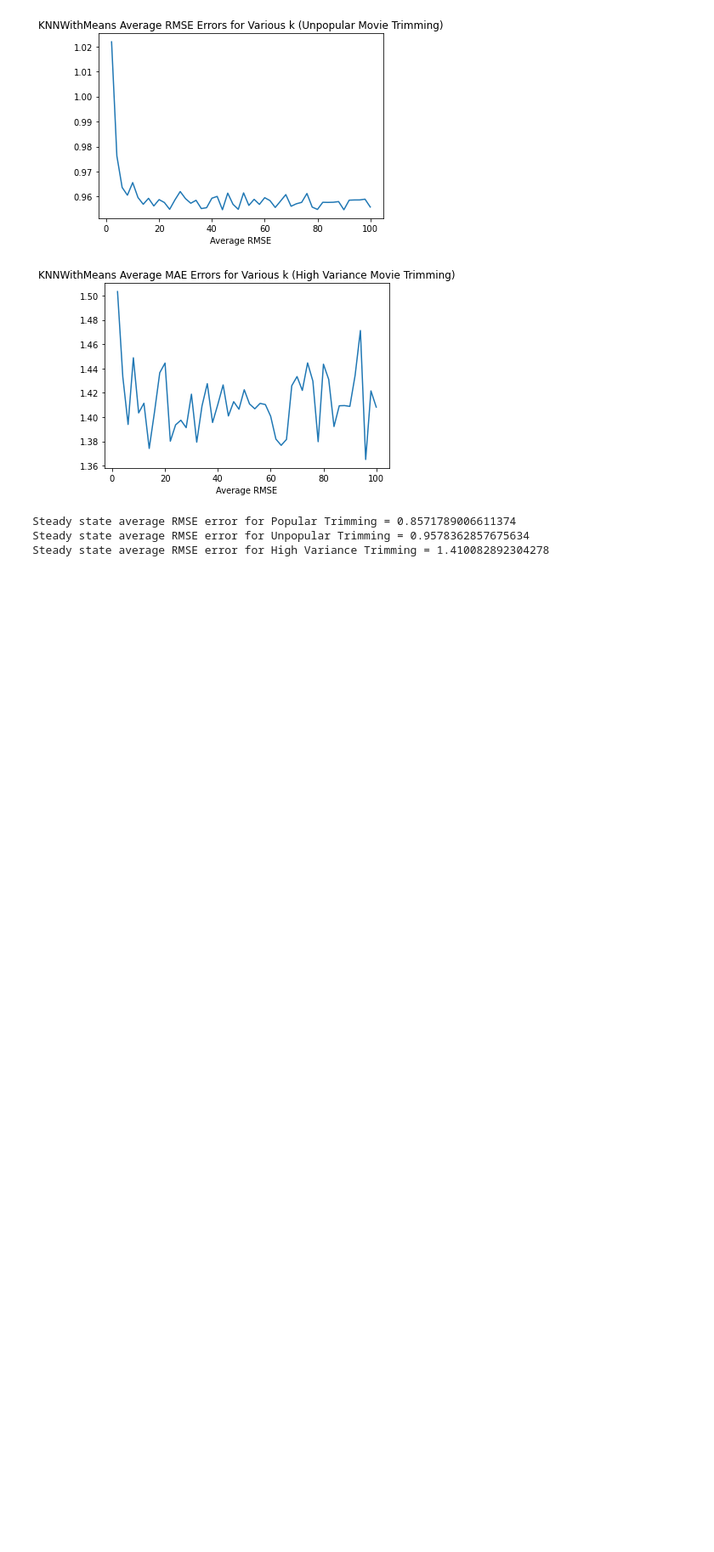
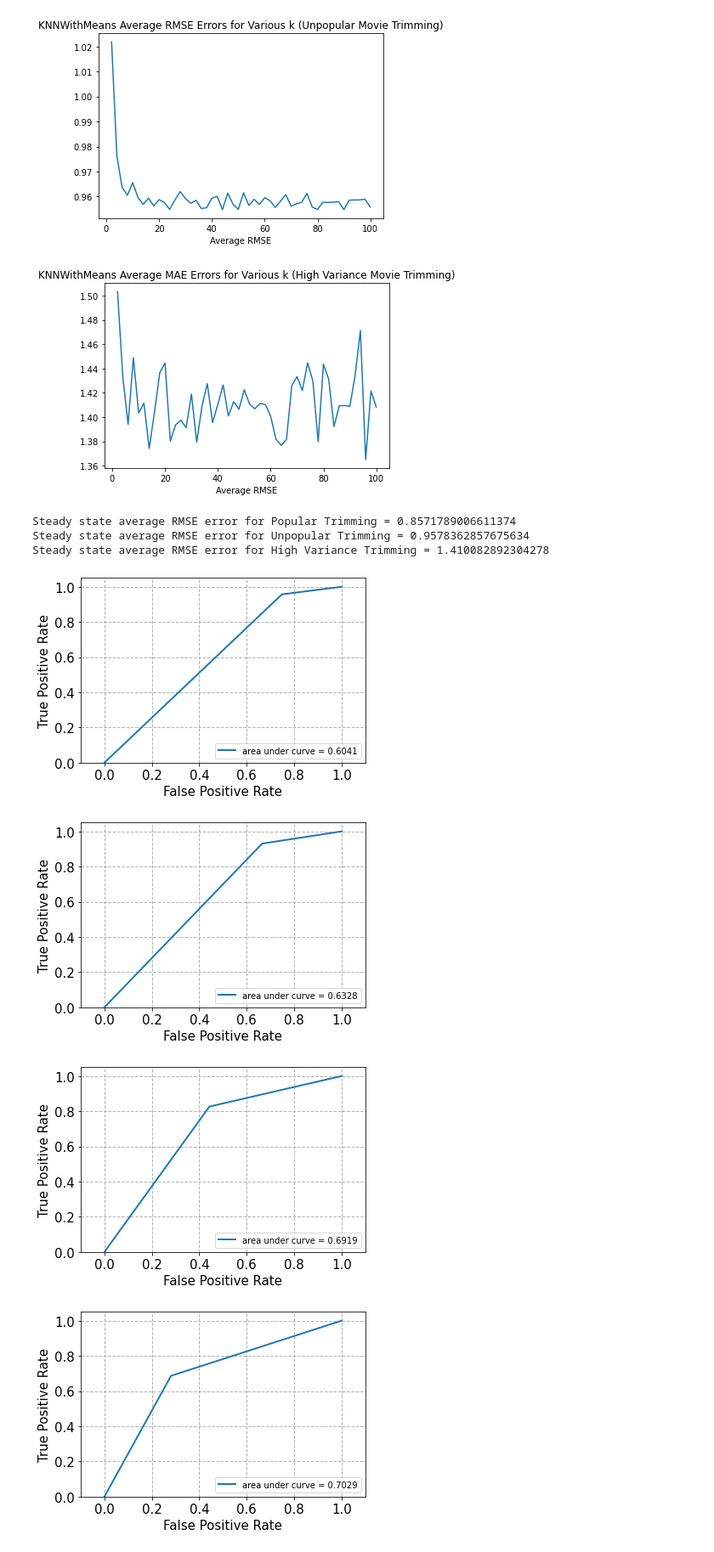
Before and after one commit to ztucker4/ECE219_Winter2021, a Jupyter notebook: Project_3/Project_3.ipynb, the cells around one changed output. Shown at 85% size. Saved outputs shown, nothing was run; the diff lists cells and outputs as text; code cells hidden in the pictures; blank space fills up the shorter version.

```diff
--- a/Project_3/Project_3.ipynb
+++ b/Project_3/Project_3.ipynb
@@ -348,3 +348,69 @@ print("Steady state average RMSE error for High Variance Trimming = {}".format(n
 Steady state average RMSE error for Popular Trimming = 0.8571789006611374
 Steady state average RMSE error for Unpopular Trimming = 0.9578362857675634
 Steady state average RMSE error for High Variance Trimming = 1.410082892304278
+# %%
+#Q15
+from surprise.model_selection import train_test_split
+from sklearn import metrics
+
+def plot_roc(fpr, tpr):
+    #helper function taken from discussion notebook
+    fig, ax = plt.subplots()
+
+    roc_auc = metrics.auc(fpr,tpr)
+
+    ax.plot(fpr, tpr, lw=2, label= 'area under curve = %0.4f' % roc_auc)
+
+    ax.grid(color='0.7', linestyle='--', linewidth=1)
+
+    ax.set_xlim([-0.1, 1.1])
+    ax.set_ylim([0.0, 1.05])
+    ax.set_xlabel('False Positive Rate',fontsize=15)
+    ax.set_ylabel('True Positive Rate',fontsize=15)
+
+    ax.legend(loc="lower right")
+
+    for label in ax.get_xticklabels()+ax.get_yticklabels():
+        label.set_fontsize(15)
+
+threshold_values = [2.5,3,3.5,4]
+
+for i in threshold_values:
+    #Thresholding before AND after KNN?
+    ratings_df_pd = pandas.read_csv('ratings.csv')
+    ratings_df_sup = ratings_df_pd.drop(labels='timestamp', axis=1)
+    ratings_df_sup['rating']=ratings_df_sup['rating'].mask(ratings_df_sup['rating'] < i,0) #question: < or <= ?
+    ratings_df_sup['rating']=ratings_df_sup['rating'].mask(ratings_df_sup['rating'] >= i,1) #ditto
+
+
+    reader_th = Reader(rating_scale=(0,1))
+    ratings_th = Dataset.load_from_df(ratings_df_sup, reader_th)
+
+    trainset, testset = train_test_split(ratings_th, test_size=.1)
+
+    curr_knn = KNNWithMeans(k=24, sim_options=sim_options, verbose=False)
+    curr_knn.fit(trainset)
+    predictions = curr_knn.test(testset)
+
+    preds_list = []
+
+    #"binarizing" predictions
+    for j in range(len(predictions)):
+        if predictions[j][3] > 0.5:
+            preds_list.append(1)
+        else:
+            preds_list.append(0)
+
+    #need 1D list to match preds_list
+    true_list = []
+    for j in range(len(testset)):
+        true_list.append(testset[j][2])
+
+
+    fpr, tpr, thresholds = metrics.roc_curve(true_list, preds_list)
+    plot_roc(fpr,tpr)
+# %% [output]
+[figure, added]
+[figure, added]
+[figure, added]
+[figure, added]
```
